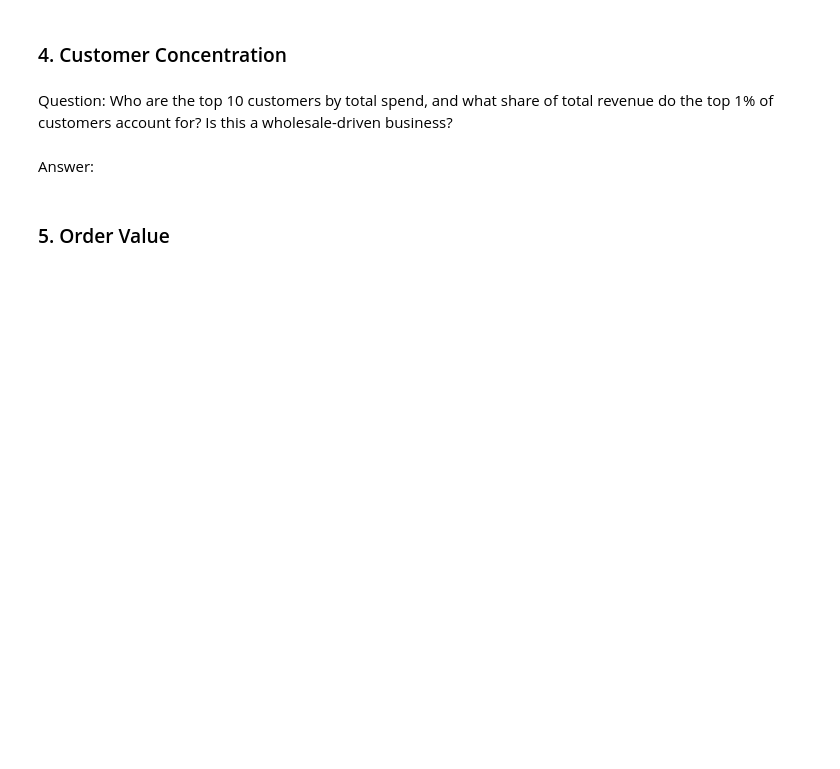
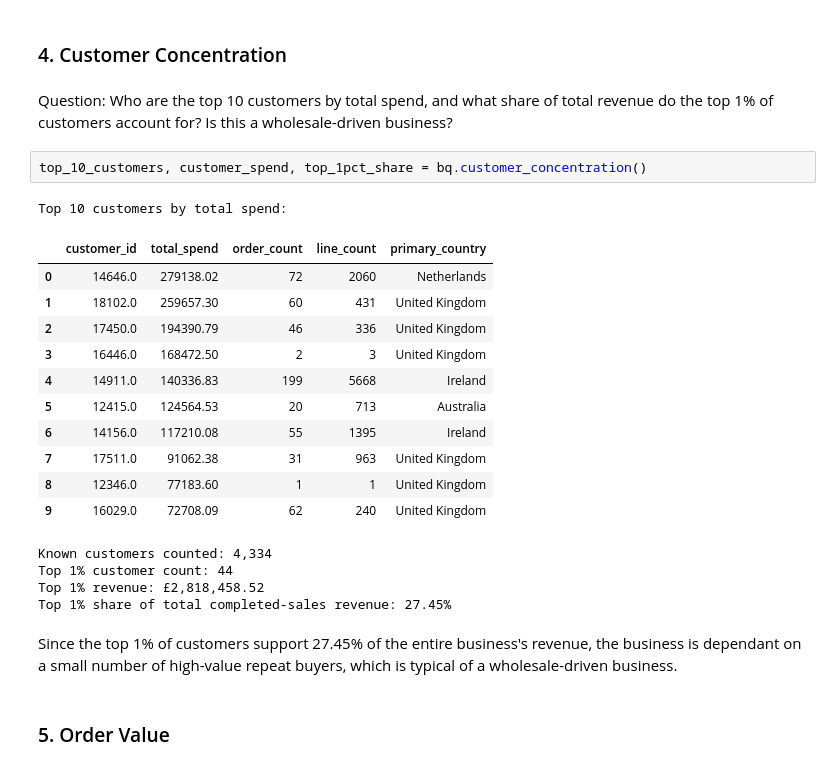
Before and after one commit to khgaurav/ML_Projects, a Jupyter notebook: MiniProject1.ipynb, the cells around one changed output. Saved outputs shown, nothing was run; the diff lists cells and outputs as text; blank space fills up the shorter version.

```diff
--- a/MiniProject1.ipynb
+++ b/MiniProject1.ipynb
@@ -1032,8 +1402,27 @@ Answer:
 # %% [markdown]
 Question: Who are the top 10 customers by total spend, and what share of total revenue
 do the top 1% of customers account for? Is this a wholesale-driven business?
-# %% [markdown]
-Answer:
+# %%
+top_10_customers, customer_spend, top_1pct_share = bq.customer_concentration()
+# %% [output]
+Top 10 customers by total spend:
+|  | customer_id | total_spend | order_count | line_count | primary_country |
+| 0 | 14646.0 | 279138.02 | 72 | 2060 | Netherlands |
+| 1 | 18102.0 | 259657.30 | 60 | 431 | United Kingdom |
+| 2 | 17450.0 | 194390.79 | 46 | 336 | United Kingdom |
+| 3 | 16446.0 | 168472.50 | 2 | 3 | United Kingdom |
+| 4 | 14911.0 | 140336.83 | 199 | 5668 | Ireland |
+| 5 | 12415.0 | 124564.53 | 20 | 713 | Australia |
+| 6 | 14156.0 | 117210.08 | 55 | 1395 | Ireland |
+| 7 | 17511.0 | 91062.38 | 31 | 963 | United Kingdom |
+| 8 | 12346.0 | 77183.60 | 1 | 1 | United Kingdom |
+| 9 | 16029.0 | 72708.09 | 62 | 240 | United Kingdom |
+Known customers counted: 4,334
+Top 1% customer count: 44
+Top 1% revenue: £2,818,458.52
+Top 1% share of total completed-sales revenue: 27.45%
+# %% [markdown]
+Since the top 1\% of customers support 27.45\% of the entire business's revenue, the business is dependant on a small number of high-value repeat buyers, which is typical of a wholesale-driven business.
 # %% [markdown]
 ### 5. Order Value
 # %% [markdown]
```
Also changed, not shown: parts of 28 cells of this notebook, 8 other files.
